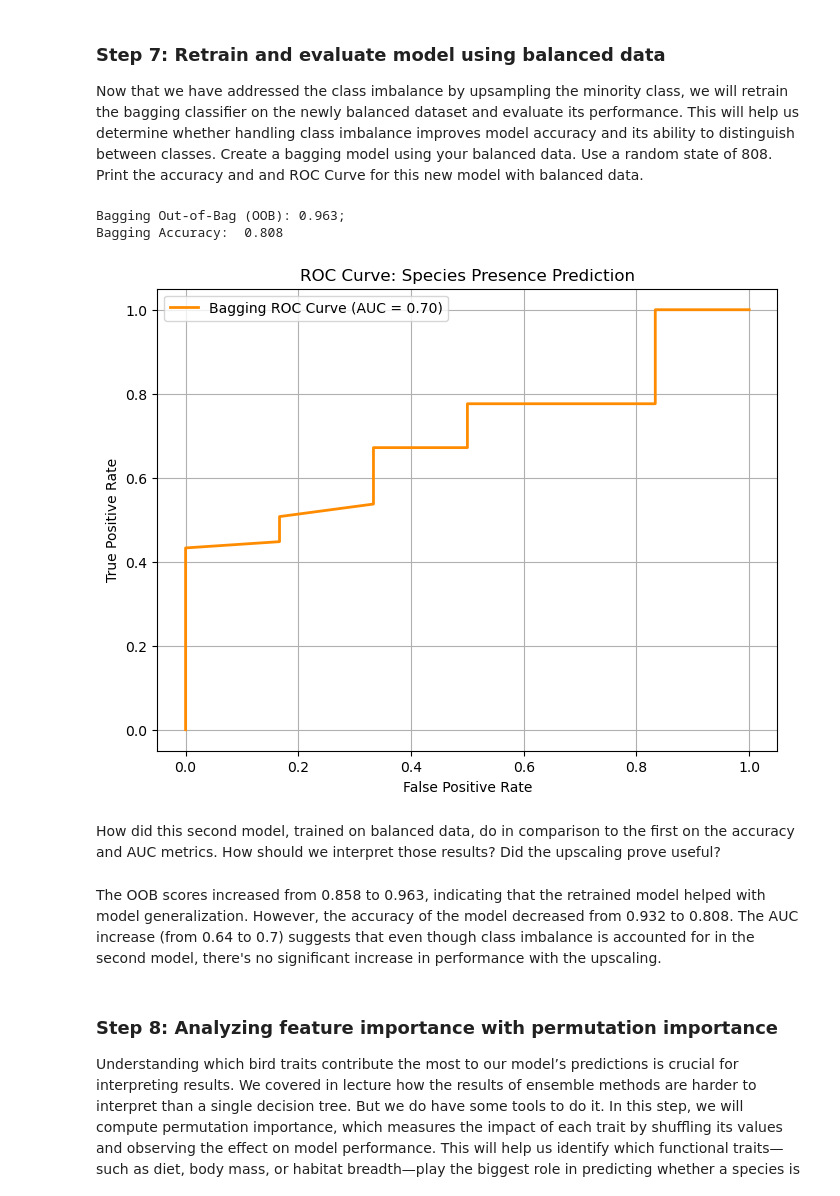
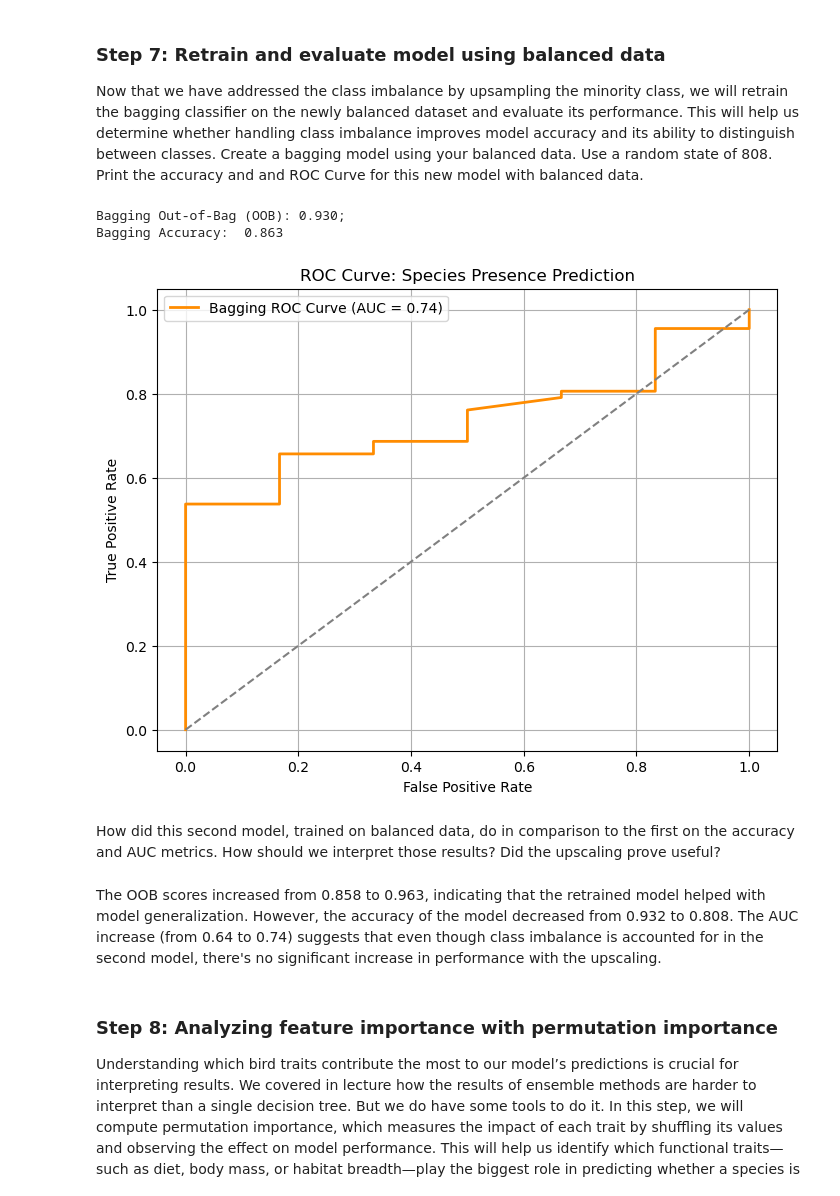
Before and after one commit to ZoeZhouJ/EDS232-labs, a Jupyter notebook: Week5/lab5-birds.ipynb, the cells around one changed output. Cells and saved outputs as stored; diff of their text form; code cells hidden in the pictures.

```diff
--- a/Week5/lab5-birds.ipynb
+++ b/Week5/lab5-birds.ipynb
@@ -257,16 +257,16 @@ X_train_minority_up = resample(X_train_minority,
 
 y_train_minority_up = resample(y_train_minority,
                                 random_state = 808,
-                                n_samples=len(X_train_majority),
+                                n_samples=len(y_train_majority),
                                 replace=True)
 
 # Combine majority and upsampled minority classes
-X_train_balanced = pd.concat([X_train_majority, X_train_minority_up])
-y_train_balanced = pd.concat([y_train_majority, y_train_minority_up])
+X_train_balanced = pd.concat([X_train_majority, X_train_minority_up]).sample(frac = 1, random_state = 808).reset_index(drop = True)
+y_train_balanced = pd.concat([y_train_majority, y_train_minority_up]).sample(frac = 1, random_state = 808).reset_index(drop = True)
 
 # Shuffle the dataset # initially used shuffle()but that messed up the model
-X_train_balanced = resample(X_train_balanced, random_state=808)
-y_train_balanced = resample(y_train_balanced, random_state=808)
+#X_train_balanced = resample(X_train_balanced, random_state=808)
+#y_train_balanced = resample(y_train_balanced, random_state=808)
 
 # Print value counts
 print(f"Class distribution in balanced dataset:\n{y_train_balanced.value_counts()}")
@@ -293,41 +293,41 @@ bagging_2 = BaggingClassifier(
 # Train the model with balanced data
 bagging_2.fit(X_train_balanced, y_train_balanced)
 
 # Make predictions
 y_preds_2 = bagging_2.predict(X_test)
 y_proba_2 = bagging_2.predict_proba(X_test)[:,1]
 
 # Calculate bagging accuracy score
 bagging_accuracy_2 = accuracy_score(y_test, y_preds_2)
 oob_score_2 = bagging_2.oob_score_
 # Print and compare
 print(f"Bagging Out-of-Bag (OOB):{oob_score_2: .3f};\nBagging Accuracy: {bagging_accuracy_2: .3f}")
 
 # Calculate ROC Curve
 fpr_2, tpr_2, _ = roc_curve(y_test, y_proba_2)
 # Get AUC
 roc_auc_bagging_2 = roc_auc_score(y_test, y_proba_2)
 
 # Plot ROC
 plt.figure(figsize=(8,6))
 
 # Logistic curve
 plt.plot(fpr_2, tpr_2, color='darkorange', lw=2, label=f'Bagging ROC Curve (AUC = {roc_auc_bagging_2:.2f})')
-
+plt.plot([0,1],[0,1],color="grey", linestyle="--")
 plt.title('ROC Curve: Species Presence Prediction')
 plt.ylabel('True Positive Rate')
 plt.xlabel('False Positive Rate')
 plt.legend()
 plt.grid(True)
 plt.show()
 # %% [output]
-Bagging Out-of-Bag (OOB): 0.963;
-Bagging Accuracy:  0.808
+Bagging Out-of-Bag (OOB): 0.930;
+Bagging Accuracy:  0.863
-[figure, old version]
+[figure, new version]
 # %% [markdown]
 How did this second model, trained on balanced data, do in comparison to the first on the accuracy and AUC metrics.  How should we interpret those results?  Did the upscaling prove useful?
 # %% [markdown]
-The OOB scores increased from 0.858 to 0.963, indicating that the retrained model helped with model generalization. However, the accuracy of the model decreased from 0.932 to 0.808. The AUC increase (from 0.64 to 0.7) suggests that even though class imbalance is accounted for in the second model, there's no significant increase in performance with the upscaling.
+The OOB scores increased from 0.858 to 0.963, indicating that the retrained model helped with model generalization. However, the accuracy of the model decreased from 0.932 to 0.808. The AUC increase (from 0.64 to 0.74) suggests that even though class imbalance is accounted for in the second model, there's no significant increase in performance with the upscaling.
 # %% [markdown]
 ### Step 8: Analyzing feature importance with permutation importance
 
```
Also changed, not shown: parts of 6 cells of this notebook, 3 other files.
